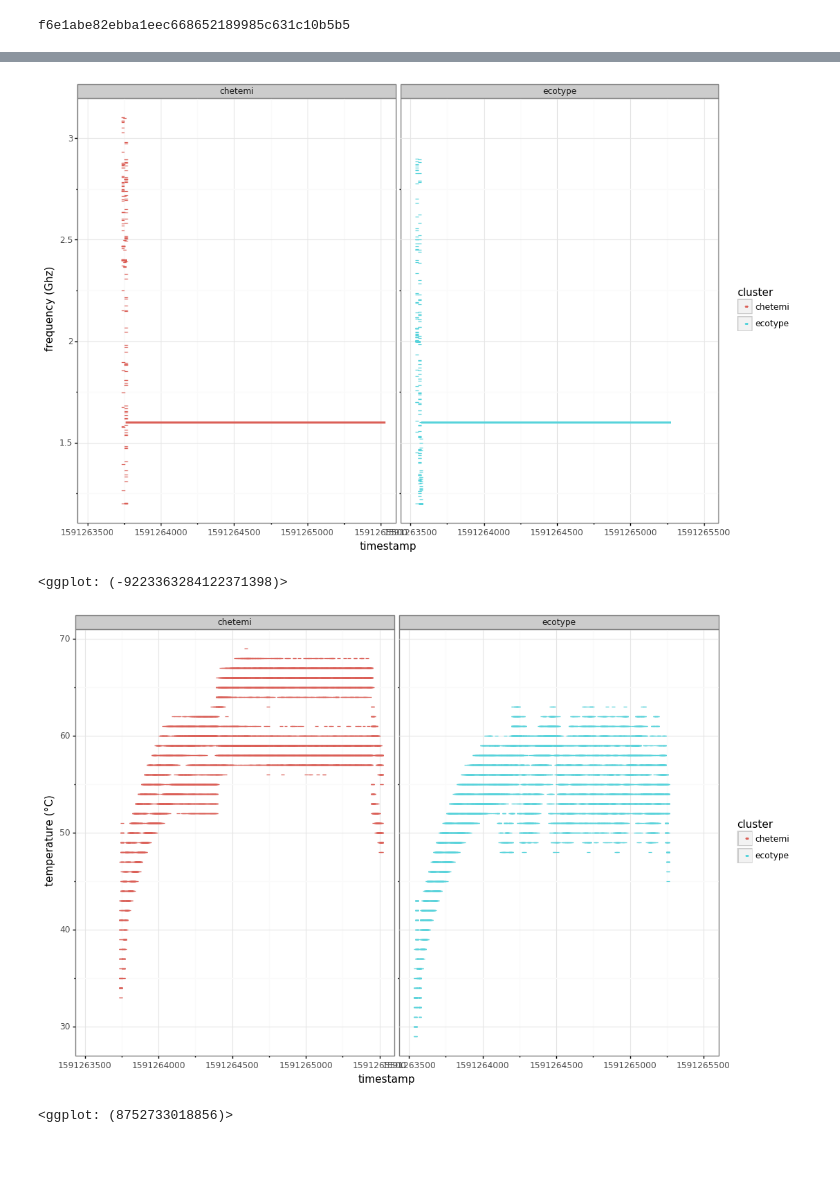
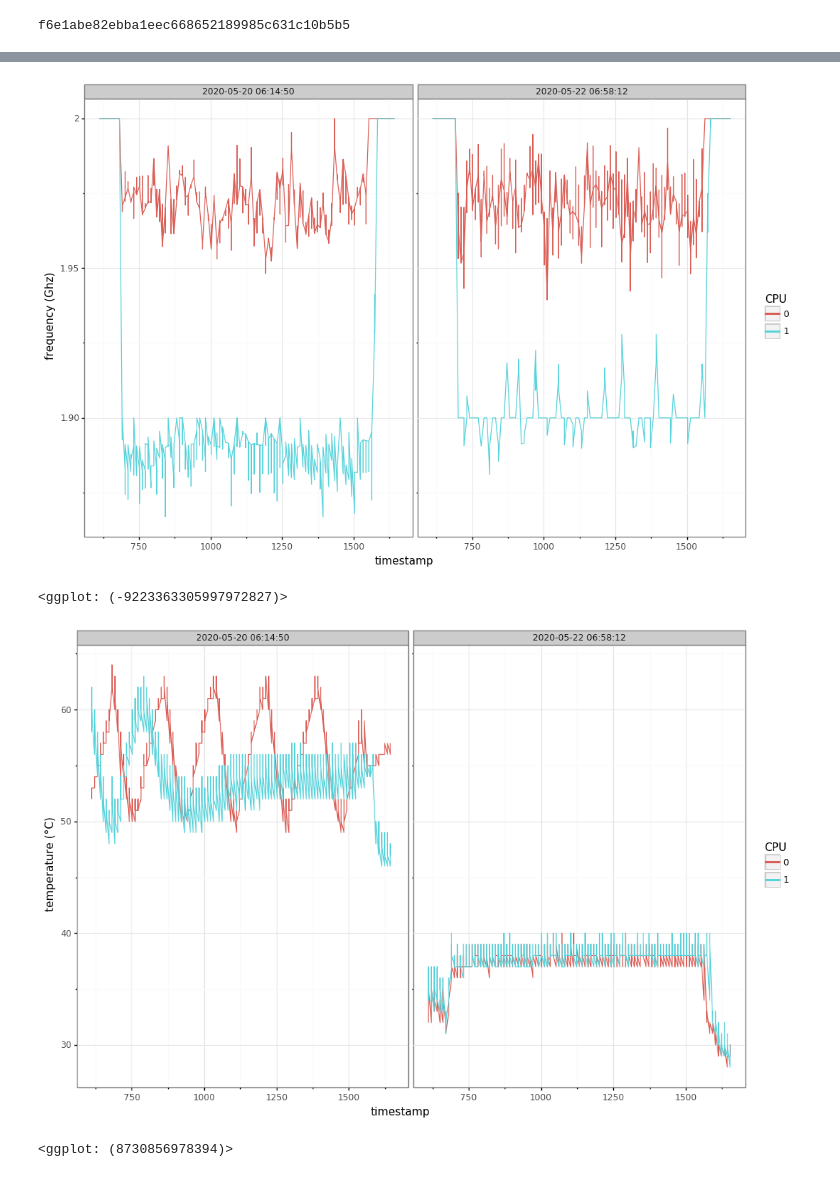
Before and after one commit to Ezibenroc/calibration_analysis, a Jupyter notebook: dahu/blas/monitoring.ipynb, the cells around one changed output, grey strips where cells are left out. Saved outputs shown, nothing was run; the diff lists cells and outputs as text; code cells hidden in the pictures.

Commit message:
Temperature anomaly on ecotype-24

```diff
--- a/dahu/blas/monitoring.ipynb
+++ b/dahu/blas/monitoring.ipynb
@@ -14,14 +35,16 @@ import cashew
 print(cashew.__git_version__)
 from cashew import archive_extraction as ae
 
-archives = ['../../ecotype_vs_chiclet/nantes_2020-06-04_199415.zip', '../../ecotype_vs_chiclet/lille_2020-06-04_1750953.zip']
+archives = ['/tmp/old.zip', '/tmp/new.zip']
 # %% [output]
 f6e1abe82ebba1eec668652189985c631c10b5b5
 # %%
 df = pandas.concat([ae.read_performance(f) for f in archives])
+df = df[df.node == 24].copy()
 df['mnk'] = df.m * df.n * df.k
 df['gflops'] = 2*df['mnk'] / df['duration'] * 1e-9
 df['cpu_id'] = df['node'].astype(str) + ':' + df['cpu'].astype(str)
+df['date'] = pandas.to_datetime(df['start_time'], unit='s').astype(str)
 print(len(df))
 df.head()
 # %% [output]
@@ -66,5 +103,9 @@ ggplot(df) +\
 # %%
 monitoring = pandas.concat([ae.read_monitoring(f) for f in archives])
+monitoring = monitoring[monitoring.node == 24].reset_index(drop=True)
+monitoring['date'] = pandas.to_datetime(monitoring['start_time'], unit='s').astype(str)
+for date in monitoring['date'].unique():
+    monitoring.loc[monitoring['date'] == date, 'timestamp'] = monitoring['timestamp'] - monitoring[monitoring['date'] == date]['timestamp'].min()
 monitoring['cpu_id'] = monitoring['node'].astype(str) + ':' + monitoring['cpu'].astype(str)
 print(len(monitoring))
 monitoring.head()
@@ -79,20 +120,22 @@ monitoring.head()
 # %%
-ggplot(monitoring[monitoring['kind'] == 'frequency']) +\
-    aes(x='timestamp', y='value', color='cluster', group='cpu_id') +\
-    geom_point(shape=1) +\
-    facet_wrap('cluster') +\
+ggplot(monitoring[(monitoring['kind'] == 'frequency') & (monitoring['timestamp'] > df['timestamp'].min()) & (monitoring['timestamp'] > df['timestamp'].max())]) +\
+    aes(x='timestamp', y='value', color='factor(cpu)', group='cpu_id') +\
+    geom_line() +\
+    facet_wrap('date') +\
     ylab('frequency (Ghz)') +\
+    labs(color='CPU') +\
     theme_bw()
 # %% [output]
-[figure, old version]
+[figure, new version]
-<ggplot: (-9223363284122371398)>
+<ggplot: (-9223363305997972827)>
 # %%
-ggplot(monitoring[monitoring['kind'] == 'temperature']) +\
-    aes(x='timestamp', y='value', color='cluster', group='cpu_id') +\
-    geom_point(shape=1) +\
-    facet_wrap('cluster') +\
+ggplot(monitoring[(monitoring['kind'] == 'temperature') & (monitoring['timestamp'] > df['timestamp'].min()) & (monitoring['timestamp'] > df['timestamp'].max())]) +\
+    aes(x='timestamp', y='value', color='factor(cpu)', group='cpu_id') +\
+    geom_line() +\
+    facet_wrap('date') +\
     ylab('temperature (°C)') +\
+    labs(color='CPU') +\
     theme_bw()
 # %% [output]
-[figure, old version]
+[figure, new version]
-<ggplot: (8752733018856)>
+<ggplot: (8730856978394)>
```
Also changed, not shown: parts of 7 cells of this notebook.
